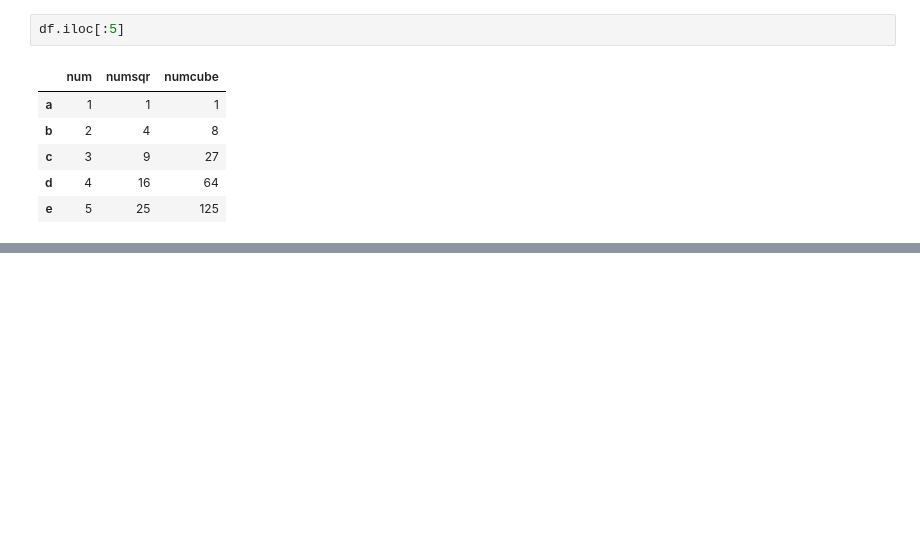
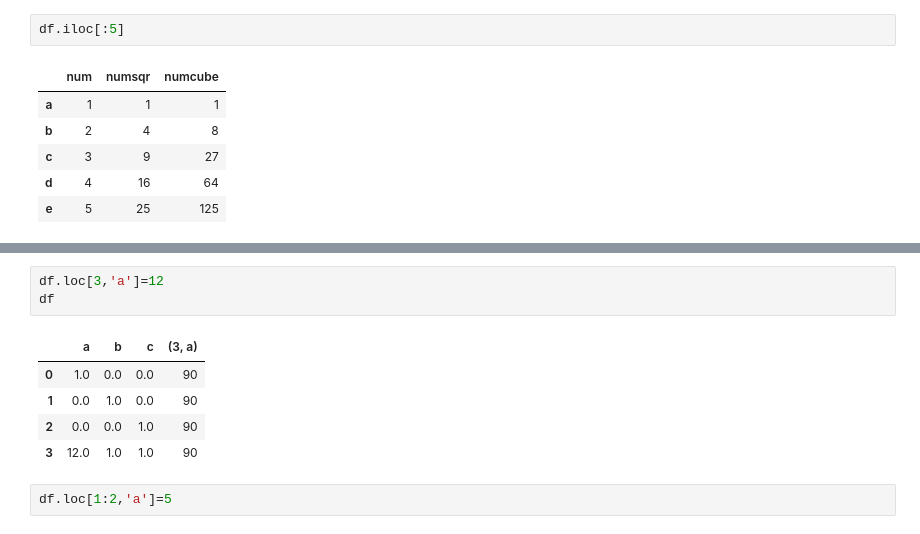
Before and after one commit to AjayKarki/DWIT_Module3, a Jupyter notebook: Pandas Practice.ipynb, the cells around one changed output, grey strips where cells are left out. Saved outputs shown, nothing was run; the diff lists cells and outputs as text; blank space fills up the shorter version.

```diff
--- a/Pandas Practice.ipynb
+++ b/Pandas Practice.ipynb
@@ -254,0 +376,11 @@ df.iloc[:5]
+# %%
+df.loc[3,'a']=12
+df
+# %% [output]
+|  | a | b | c | (3, a) |
+| 0 | 1.0 | 0.0 | 0.0 | 90 |
+| 1 | 0.0 | 1.0 | 0.0 | 90 |
+| 2 | 0.0 | 0.0 | 1.0 | 90 |
+| 3 | 12.0 | 1.0 | 1.0 | 90 |
+# %%
+df.loc[1:2,'a']=5
```
Also changed, not shown: parts of 25 cells of this notebook.
